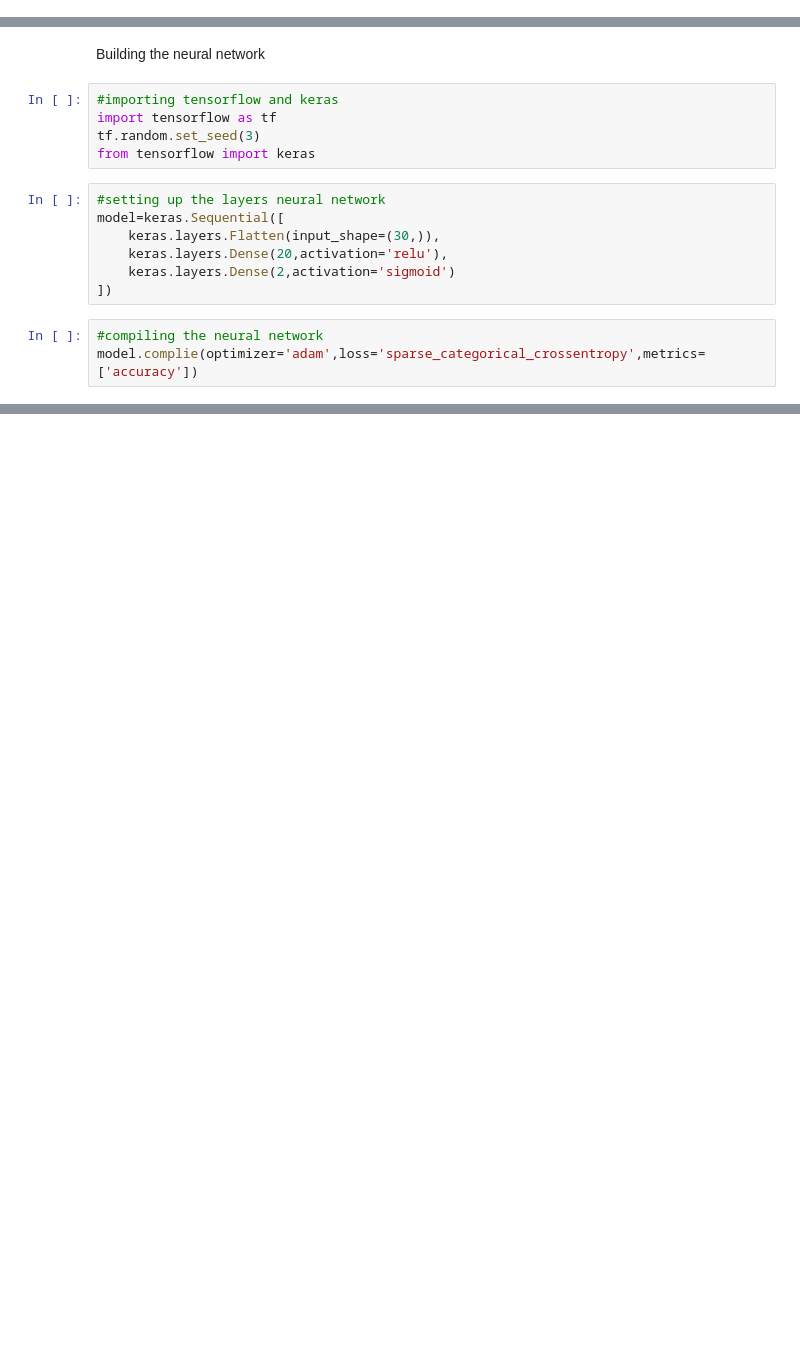
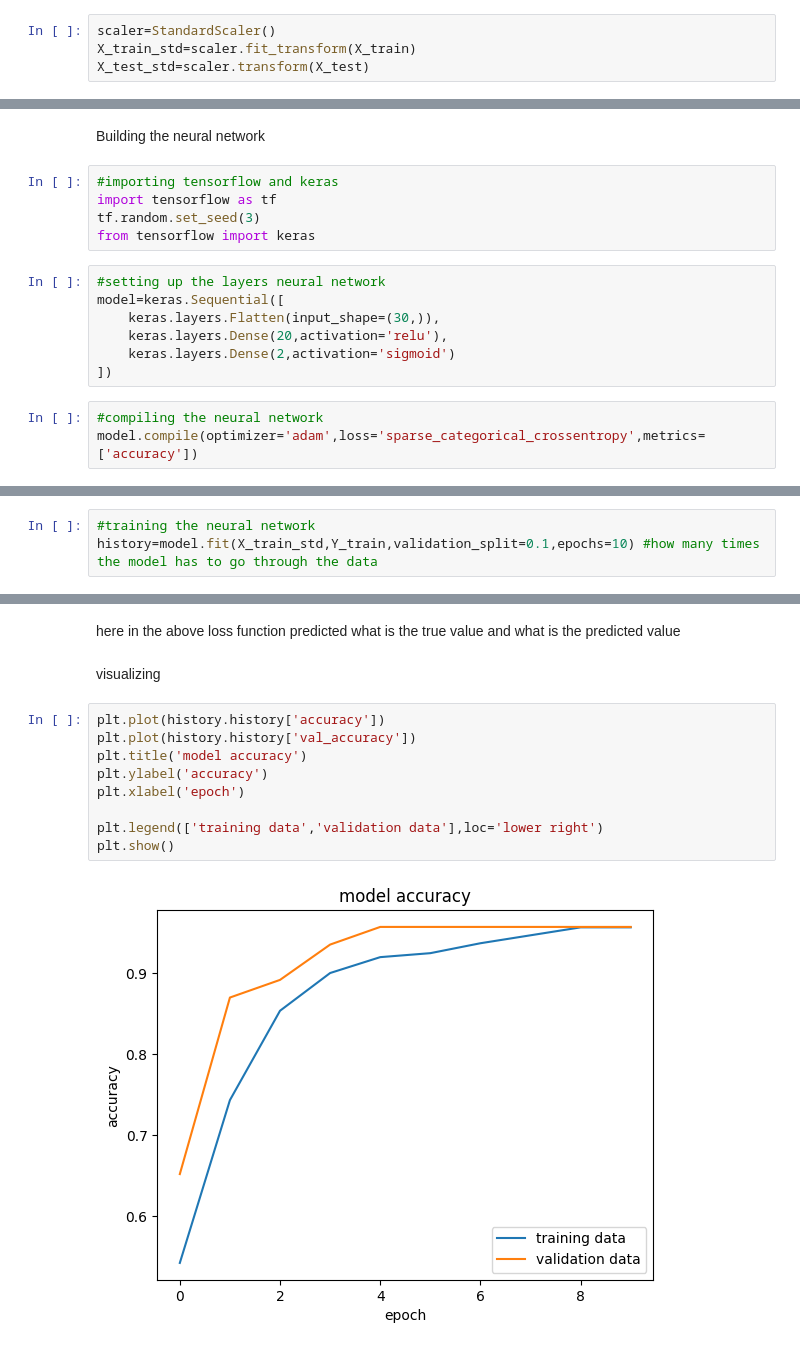
Before and after one commit to samharshi/breast-cancer-deep-learning, a Jupyter notebook: U.ipynb, the cells around one changed output, grey strips where cells are left out. Cells and saved outputs as stored; diff of their text form; blank space fills up the shorter version.

```diff
--- a/U.ipynb
+++ b/U.ipynb
@@ -185,0 +190,4 @@ print(X.shape,X_train.shape,X_test.shape)
+# %%
+scaler=StandardScaler()
+X_train_std=scaler.fit_transform(X_train)
+X_test_std=scaler.transform(X_test)
@@ -199,4 +223,4 @@ model=keras.Sequential([
 ])
 # %%
 #compiling the neural network
-model.complie(optimizer='adam',loss='sparse_categorical_crossentropy',metrics=['accuracy'])
+model.compile(optimizer='adam',loss='sparse_categorical_crossentropy',metrics=['accuracy'])
@@ -202,0 +231,3 @@ model.complie(optimizer='adam',loss='sparse_categorical_crossentropy',metrics=['
+# %%
+#training the neural network
+history=model.fit(X_train_std,Y_train,validation_split=0.1,epochs=10) #how many times the model has to go through the data
@@ -202,0 +255,15 @@ model.complie(optimizer='adam',loss='sparse_categorical_crossentropy',metrics=['
+# %% [markdown]
+here in the above loss function predicted what is the true value and what is the predicted value
+# %% [markdown]
+visualizing
+# %%
+plt.plot(history.history['accuracy'])
+plt.plot(history.history['val_accuracy'])
+plt.title('model accuracy')
+plt.ylabel('accuracy')
+plt.xlabel('epoch')
+
+plt.legend(['training data','validation data'],loc='lower right')
+plt.show()
+# %% [output]
+[figure, added]
```
Also changed, not shown: parts of 18 cells of this notebook.
